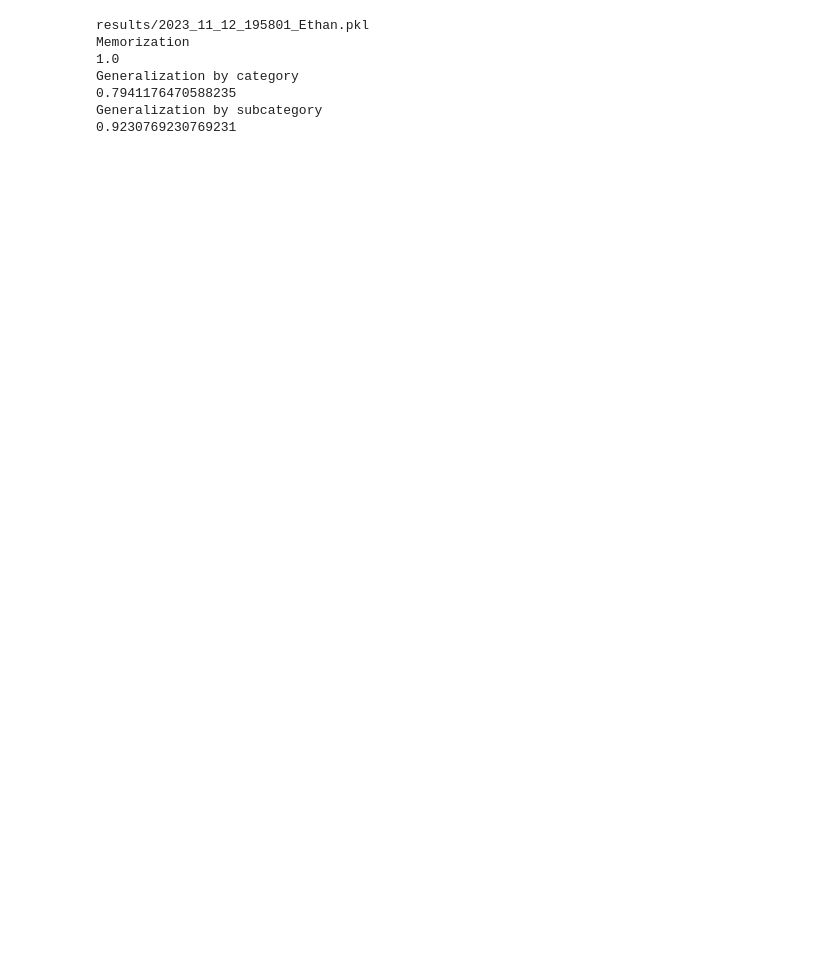
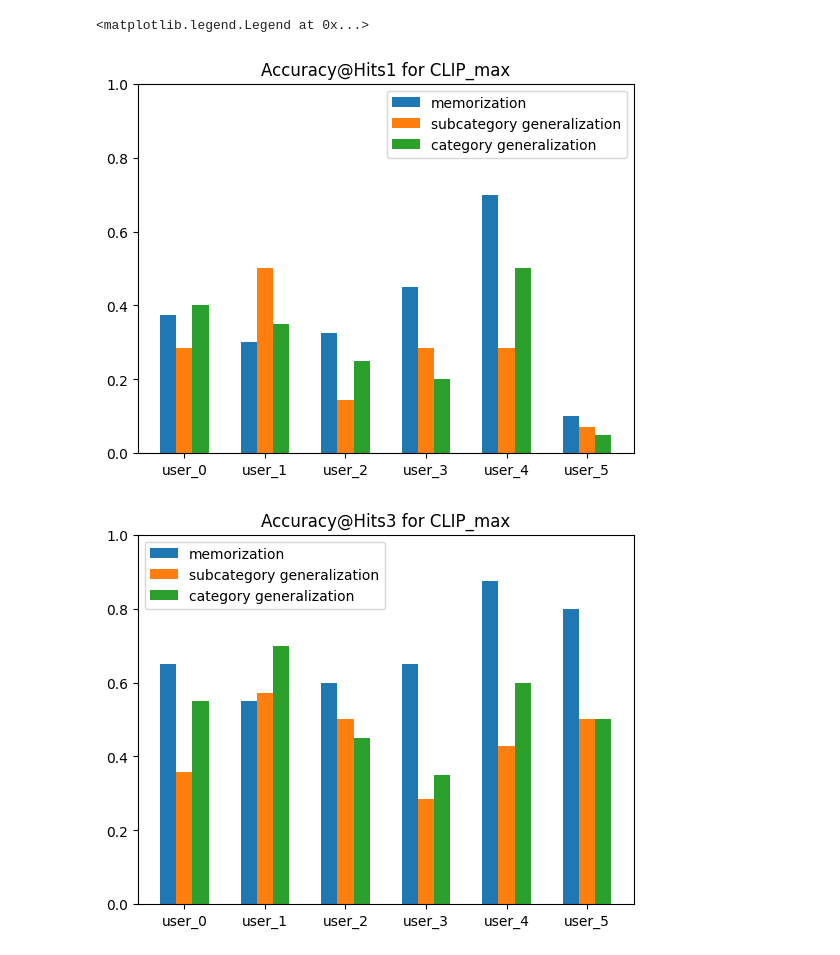
Before and after one commit to Maithili/OpenVocabularyRearrangement, a Jupyter notebook: visualize_results.ipynb, the cells around one changed output. Saved outputs shown, nothing was run; the diff lists cells and outputs as text; code cells hidden in the pictures; blank space fills up the shorter version.

Commit message:
Modified per user baseline.

```diff
--- a/visualize_results.ipynb
+++ b/visualize_results.ipynb
@@ -10,21 +5,0 @@ data = pkl.load(open(file, "rb"))
-# %%
-print(file)
-print("Memorization")
-memorization_preds = [d["prediction"] > 0.5 for d in data["memorization"]]
-print(sum(memorization_preds)/len(memorization_preds))
-
-print("Generalization by category")
-generalization_cat_preds = [d["prediction"] > 0.5 for d in data["generalization_cat"]]
-print(sum(generalization_cat_preds)/len(generalization_cat_preds))
-
-print("Generalization by subcategory")
-generalization_subcat_preds = [d["prediction"] > 0.5 for d in data["generalization_subcat"]]
-print(sum(generalization_subcat_preds)/len(generalization_subcat_preds))
-# %% [output]
-results/2023_11_12_195801_Ethan.pkl
-Memorization
-1.0
-Generalization by category
-0.7941176470588235
-Generalization by subcategory
-0.9230769230769231
@@ -30,0 +28,52 @@ Generalization by subcategory
+# %%
+embb_type = "CLIP_max"
+
+memorization_accuracy_hits1 = []
+memorization_accuracy_hits3 = []
+
+subcat_gen_accuracy_hits1 = []
+subcat_gen_accuracy_hits3 = []
+
+cat_gen_accuracy_hits1 = []
+cat_gen_accuracy_hits3 = []
+
+for user in list_of_users:
+    file_path = os.path.join(
+        "results/modelPerUser",
+        f"results_{user}_{embb_type}.json",
+    )
+
+    with open(file_path, "r") as fjson:
+        results = json.load(fjson)
+        memorization_accuracy_hits1.append(results["train_memorization"]["accuracy@hits1"])
+        memorization_accuracy_hits3.append(results["train_memorization"]["accuracy@hits3"])
+
+        subcat_gen_accuracy_hits1.append(results["test_generalization_subcat"]["accuracy@hits1"])
+        subcat_gen_accuracy_hits3.append(results["test_generalization_subcat"]["accuracy@hits3"])
+
+        cat_gen_accuracy_hits1.append(results["test_generalization_cat"]["accuracy@hits1"])
+        cat_gen_accuracy_hits3.append(results["test_generalization_cat"]["accuracy@hits3"])
+
+linspace = np.arange(len(memorization_accuracy_hits1))
+
+fig, ax = plt.subplots()
+ax.set_title(f"Accuracy@Hits1 for {embb_type}")
+ax.bar(linspace-0.2, memorization_accuracy_hits1, width=0.2, label="memorization")
+ax.bar(linspace, subcat_gen_accuracy_hits1, width=0.2, label="subcategory generalization")
+ax.bar(linspace+0.2, cat_gen_accuracy_hits1, width=0.2, label="category generalization")
+ax.set_xticks(linspace, [f"user_{i}" for i in range(len(list_of_users))])
+ax.set_ylim([0, 1])
+ax.legend()
+
+fig, ax = plt.subplots()
+ax.set_title(f"Accuracy@Hits3 for {embb_type}")
+ax.bar(linspace-0.2, memorization_accuracy_hits3, width=0.2, label="memorization")
+ax.bar(linspace, subcat_gen_accuracy_hits3, width=0.2, label="subcategory generalization")
+ax.bar(linspace+0.2, cat_gen_accuracy_hits3, width=0.2, label="category generalization")
+ax.set_xticks(linspace, [f"user_{i}" for i in range(len(list_of_users))])
+ax.set_ylim([0, 1])
+ax.legend()
+# %% [output]
+<matplotlib.legend.Legend at 0x...>
+[figure, added]
+[figure, added]
```
Also changed, not shown: parts of 5 cells of this notebook, 2 other files.
